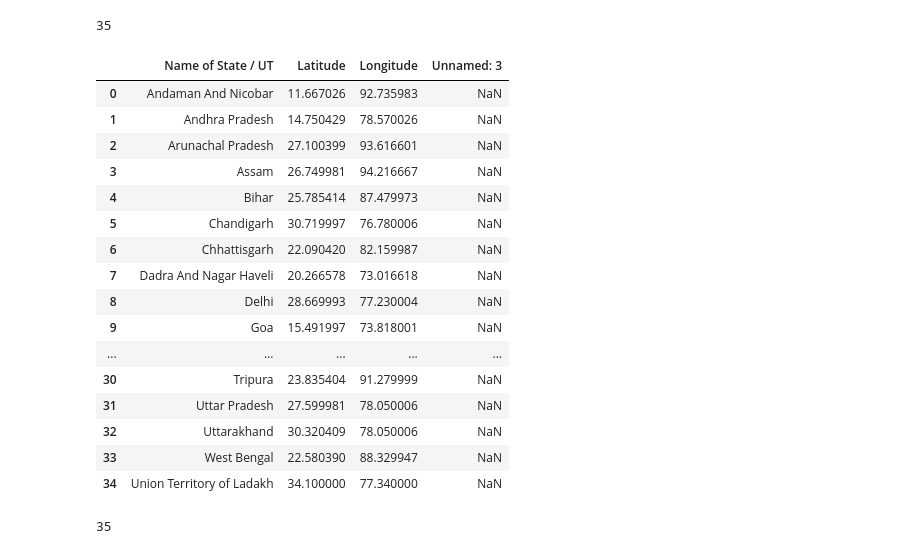
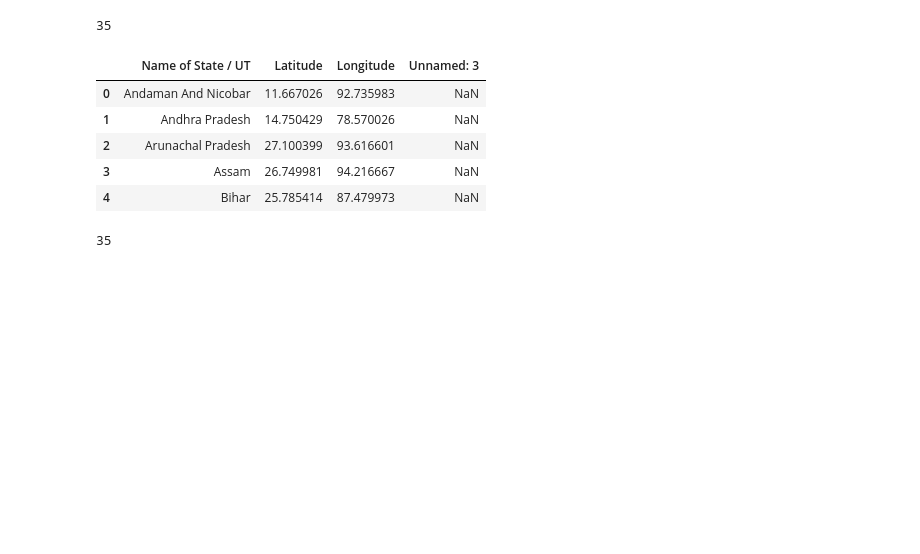
Before and after one commit to banuteja029/covid-19-india, a Jupyter notebook: covid_19_analysis.ipynb, the cells around one changed output. Cells and saved outputs as stored; diff of their text form; code cells hidden in the pictures; blank space fills up the shorter version.

```diff
--- a/covid_19_analysis.ipynb
+++ b/covid_19_analysis.ipynb
@@ -514,25 +435,14 @@ len(States)
 # %%
 india_loc=pd.read_csv("Indian Coordinates.csv")
 # %%
-india_loc
+india_loc.head()
 # %% [output]
 |  | Name of State / UT | Latitude | Longitude | Unnamed: 3 |
 | 0 | Andaman And Nicobar | 11.667026 | 92.735983 | NaN |
 | 1 | Andhra Pradesh | 14.750429 | 78.570026 | NaN |
 | 2 | Arunachal Pradesh | 27.100399 | 93.616601 | NaN |
 | 3 | Assam | 26.749981 | 94.216667 | NaN |
 | 4 | Bihar | 25.785414 | 87.479973 | NaN |
-| 5 | Chandigarh | 30.719997 | 76.780006 | NaN |
-| 6 | Chhattisgarh | 22.090420 | 82.159987 | NaN |
-| 7 | Dadra And Nagar Haveli | 20.266578 | 73.016618 | NaN |
-| 8 | Delhi | 28.669993 | 77.230004 | NaN |
-| 9 | Goa | 15.491997 | 73.818001 | NaN |
-| ... | ... | ... | ... | ... |
-| 30 | Tripura | 23.835404 | 91.279999 | NaN |
-| 31 | Uttar Pradesh | 27.599981 | 78.050006 | NaN |
-| 32 | Uttarakhand | 30.320409 | 78.050006 | NaN |
-| 33 | West Bengal | 22.580390 | 88.329947 | NaN |
-| 34 | Union Territory of Ladakh | 34.100000 | 77.340000 | NaN |
 # %%
 len(india_loc)
 # %% [output]
```
Also changed, not shown: parts of 35 cells of this notebook, 2 other files.
